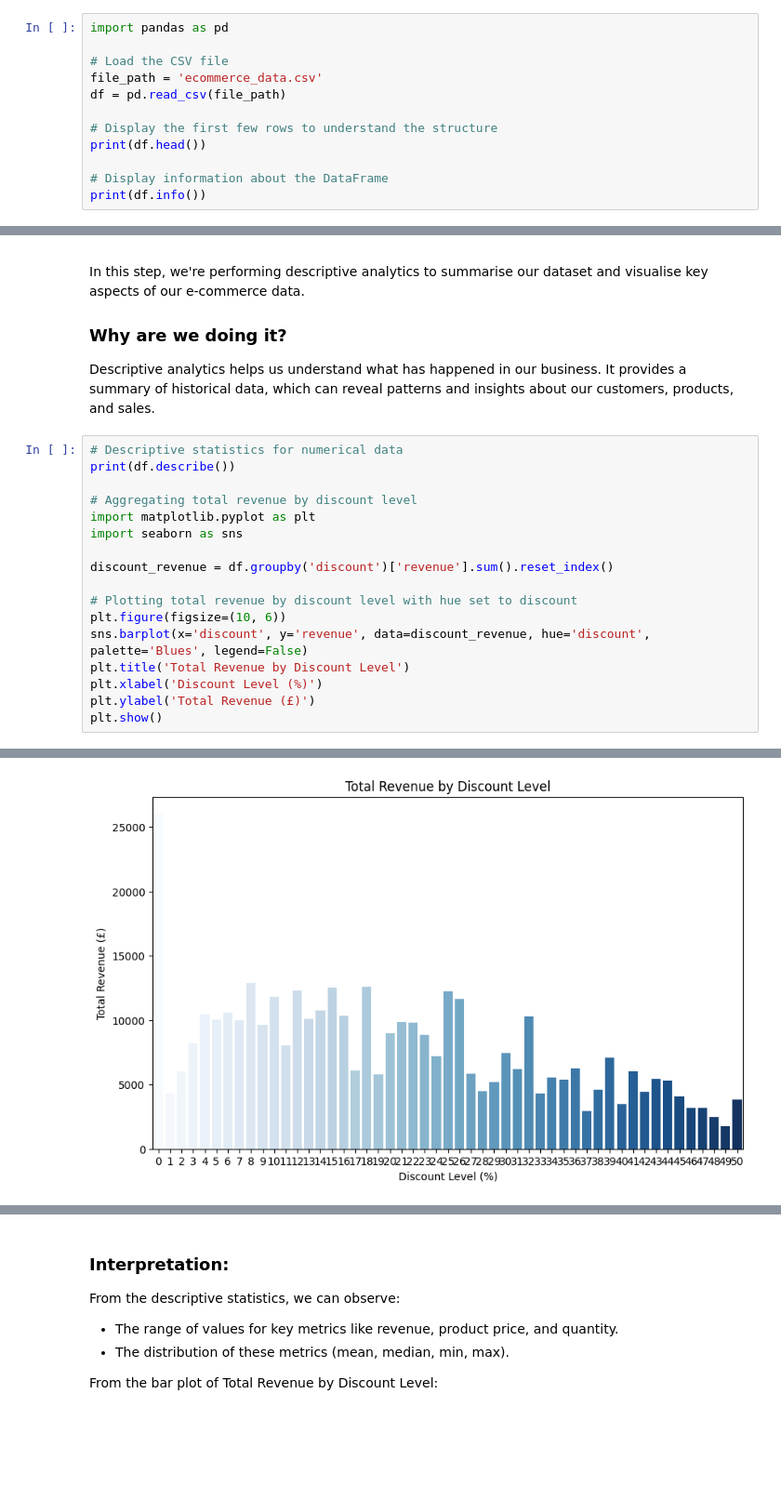
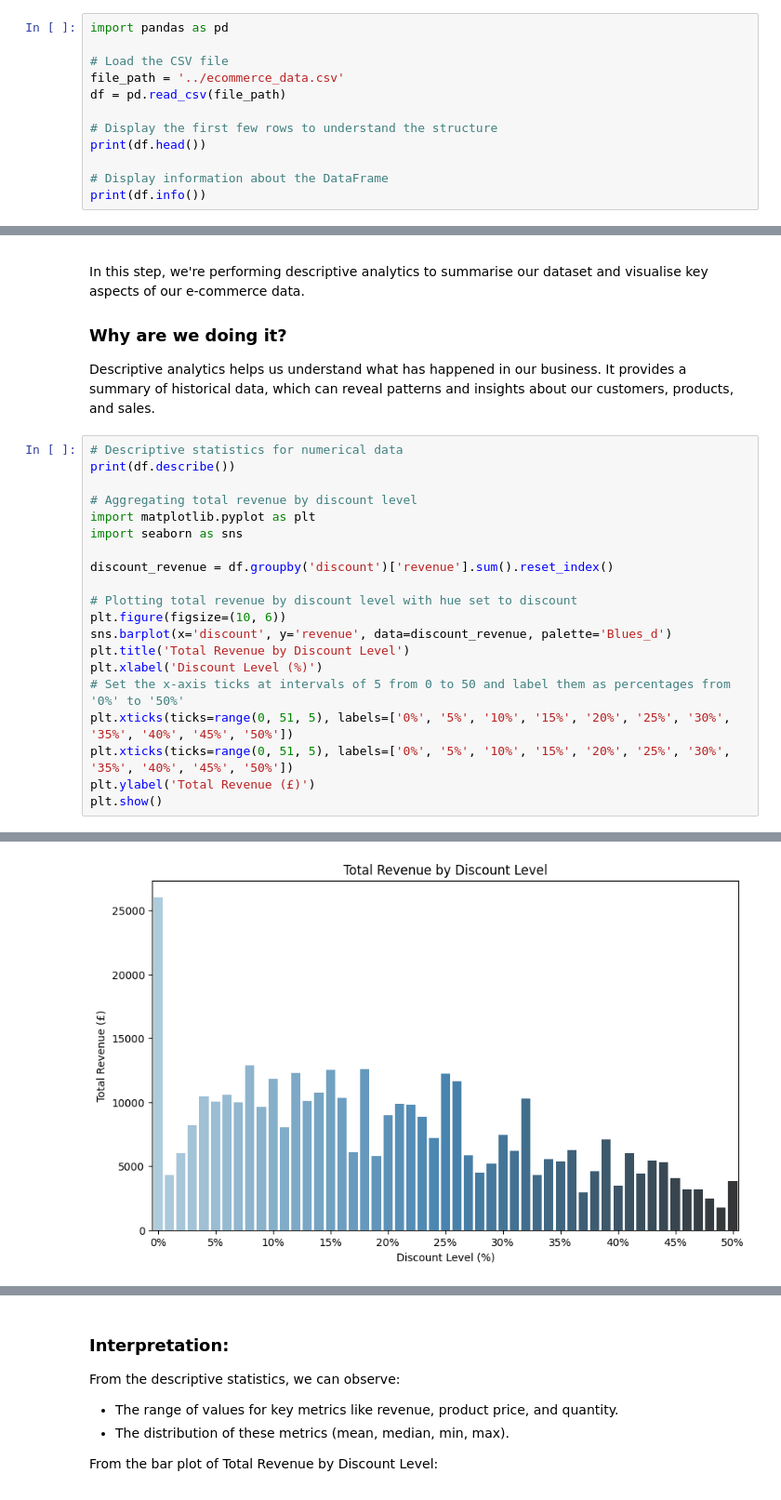
Before and after one commit to Corndel/DT503-Using-and-Presenting-Business-Intelligence, a Jupyter notebook: Week 1/ecommerce_analysis.ipynb, the cells around one changed output, grey strips where cells are left out. Shown at 93% size. Drawn from its saved outputs; the diff is of its cells as text; blank space fills up the shorter version.

Commit message:
Updated clarity of visuals

```diff
--- a/Week 1/ecommerce_analysis.ipynb
+++ b/Week 1/ecommerce_analysis.ipynb
@@ -32,7 +32,7 @@ Before we can analyse the data, we need to load it into our working environment.
 import pandas as pd
 
 # Load the CSV file
-file_path = 'ecommerce_data.csv'
+file_path = '../ecommerce_data.csv'
 df = pd.read_csv(file_path)
 
 # Display the first few rows to understand the structure
@@ -166,9 +166,12 @@ discount_revenue = df.groupby('discount')['revenue'].sum().reset_index()
 
 # Plotting total revenue by discount level with hue set to discount
 plt.figure(figsize=(10, 6))
-sns.barplot(x='discount', y='revenue', data=discount_revenue, hue='discount', palette='Blues', legend=False)
+sns.barplot(x='discount', y='revenue', data=discount_revenue, palette='Blues_d')
 plt.title('Total Revenue by Discount Level')
 plt.xlabel('Discount Level (%)')
+# Set the x-axis ticks at intervals of 5 from 0 to 50 and label them as percentages from '0%' to '50%'
+plt.xticks(ticks=range(0, 51, 5), labels=['0%', '5%', '10%', '15%', '20%', '25%', '30%', '35%', '40%', '45%', '50%'])
+plt.xticks(ticks=range(0, 51, 5), labels=['0%', '5%', '10%', '15%', '20%', '25%', '30%', '35%', '40%', '45%', '50%'])
 plt.ylabel('Total Revenue (£)')
 plt.show()
 # %% [output]
@@ -192 +198 @@ std                 369.330229
-[figure, old version]
+[figure, new version]
```
Also changed, not shown: parts of 3 cells of this notebook.
